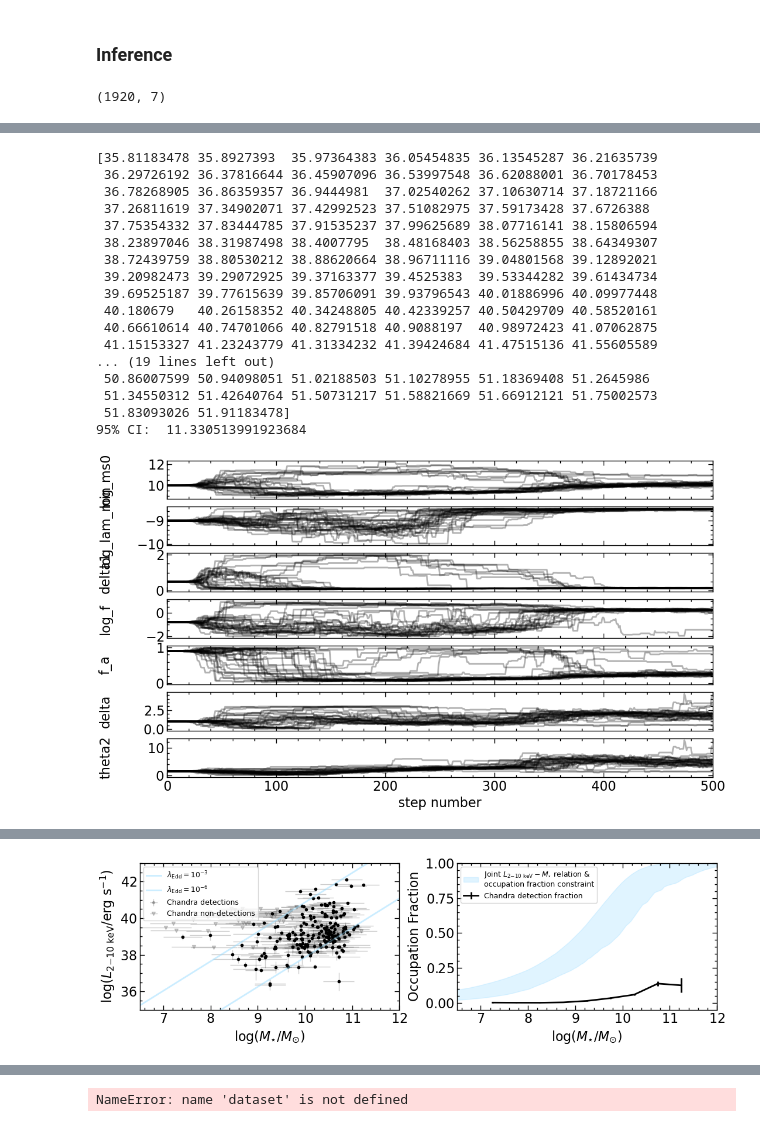
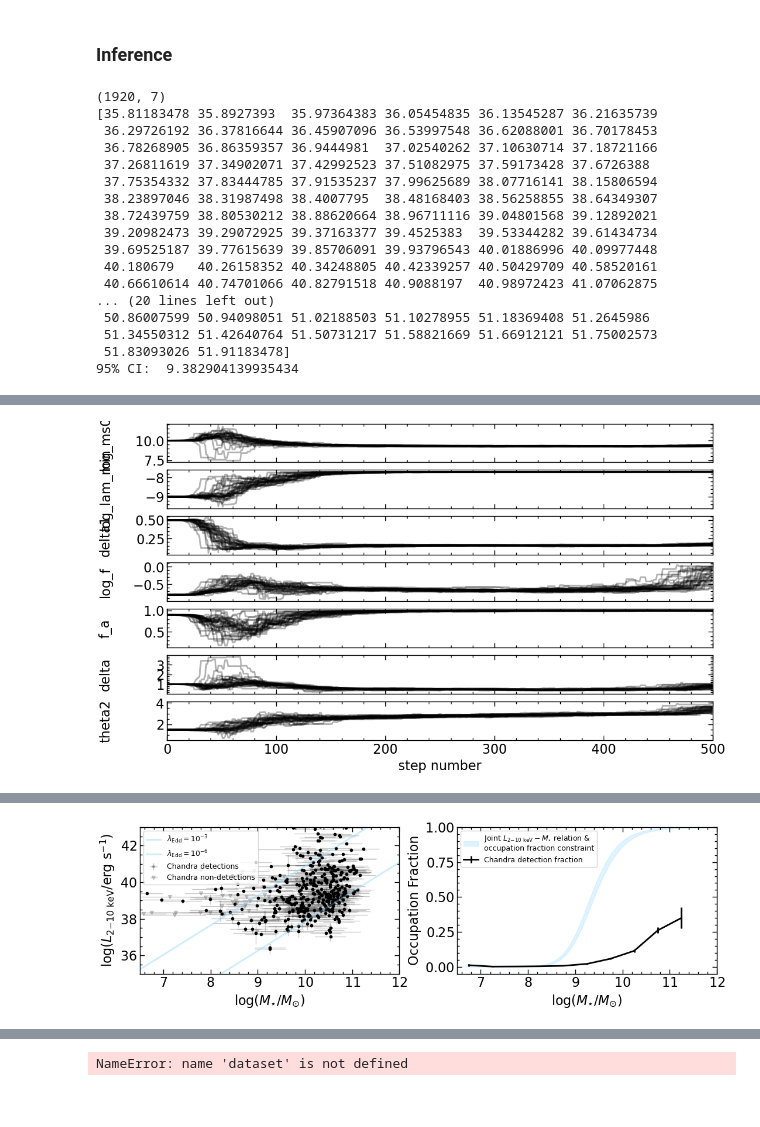
Before and after one commit to burke86/imbh_demographics, a Jupyter notebook: xray.ipynb, the cells around one changed output, grey strips where cells are left out. Saved outputs shown, nothing was run; the diff lists cells and outputs as text; code cells hidden in the pictures.

```diff
--- a/xray.ipynb
+++ b/xray.ipynb
@@ -223,7 +223,7 @@ table_csc = Table([cat_50Mpc.ra.deg, cat_50Mpc.dec.deg], names=['ra', 'dec'])
 table_csc.write('table_csc.xml', format='votable', overwrite=True)
 
 ###########################
-r_match = 1.0*u.arcsec ####
+r_match = 2.5*u.arcsec ####
 ###########################
 # %%
 data_50Mpc
@@ -1205,7 +1205,7 @@ def log_likelihood(theta, x, y, xerr, yerr, logSFR, logSFRerr, d25, n, p_obs):
 
     L_HX = 9.05*1e28 * 10**x + 1.62*1e39 * 10**logSFR
     b = 2*n - 1/3
-    logL_HX = np.log10(L_HX) #+ np.log10(gammainc(2*n, b*(r_match.to(u.arcsec).value/(d25/2))**1/n)/gamma(2*n))
+    logL_HX = np.log10(L_HX) + np.log10(gammainc(2*n, b*(r_match.to(u.arcsec).value/(d25/2))**1/n)/gamma(2*n))
 
     # Either the source is an XRB or a BH
     s2_XRB = np.full(len(mask_det), (0.4)**2 + xerr**2)
@@ -1213,25 +1213,11 @@ def log_likelihood(theta, x, y, xerr, yerr, logSFR, logSFRerr, d25, n, p_obs):
 
     p_XRB = st.norm.sf(y - logL_HX, scale=np.sqrt(s2_XRB))
 
-    # Observed probability p(I=1|x)
-
     # p = f * N + (1 - p) delta
     _f_BHOF = f_X(x, log_ms0, f_a, delta, theta2)
 
     # pdf
     alpha = delta1 + 1 # must be > 1
-    #alpha2 = alpha + ep # > alpha
-
-    """
-    #TODO: TEst this piece-wise integral
-    mask_lam_hi = log_lam_eval > log_lam_p
-    #pdf_pl = np.zeros_like(lam_eval)
-    pdf_pl = (alpha-1) * lam_min**(alpha-1) * lam_eval**-alpha
-    # This is no longer integrated to infinity,
-    pdf_pl[~mask_lam_hi] = (alpha-1) * lam_eval[~mask_lam_hi]**-alpha / (lam_min**(1-alpha) - (10**log_lam_p)**(1-alpha))
-    # TODO: need to integrate this thing to normalize
-    pdf_pl[mask_lam_hi] = (alpha2-1) * (10**log_lam_p)**(alpha2-1) * lam_eval[mask_lam_hi]**-alpha2
-    """
 
     pdf_pl = (alpha-1) * lam_min**(alpha-1) * lam_eval**-alpha
     pdf_norm = st.norm.pdf(log_lam[mask_det, np.newaxis] - log_lam_eval, scale=np.sqrt(s2[mask_det, np.newaxis]))
@@ -1251,8 +1237,7 @@ def log_likelihood(theta, x, y, xerr, yerr, logSFR, logSFRerr, d25, n, p_obs):
     pdf_int_lam = np.array([np.interp(log_lam_int_i, log_lam_eval, pdf_int) for log_lam_int_i in log_lam_int])
 
     # data axis, int axis
-    s2_XRB = (0.4)**2 + yerr[~mask_det]**2 + (xerr[~mask_det])**2
-    cdf = trapezoid((1 - st.norm.sf(y_int - logL_HX[~mask_det, np.newaxis], scale=np.sqrt(s2_XRB)[:, np.newaxis])) * pdf_int_lam, dx=dlam_int, axis=1)
+    cdf = trapezoid((1 - st.norm.sf(y_int - logL_HX[~mask_det, np.newaxis], scale=np.sqrt(s2_XRB)[~mask_det, np.newaxis])) * pdf_int_lam, dx=dlam_int, axis=1)
     # Faster version, assuming no XRB contaimination:
     #cdf = cumulative_trapezoid(pdf_int, dx=dlam_int)
     #cdf = np.interp(log_lam[~mask_det], log_lam_eval[1:], cdf)
@@ -1269,7 +1254,7 @@ def log_likelihood(theta, x, y, xerr, yerr, logSFR, logSFRerr, d25, n, p_obs):
 pos = [10, -9, .5, -.8, .9, 1, 1.5]
 # log_ms0, log_lam_min, delta1, ep, loglamminp, log_f, f_a, delta, theta2
 
-#pos = [9, -9, .5, 0.5, -1.5, -.8, .9, 1, 1]
+#pos = [10, -9, .5, 0.5, -1.5, -.8, .9, 1, 1]
 
 
 pos = np.array(pos) + 1e-4 * np.random.randn(32, len(pos))
@@ -1279,10 +1264,10 @@ nwalkers, ndim = pos.shape
 def log_prior(theta):
 
     logms0, log_lam_min, delta1, log_f, f_a, delta, theta2 = theta
+    #logms0, log_lam_min, delta1, ep, log_lam_p, log_f, f_a, delta, theta2 = theta
 
-    #logms0, log_lam_min, delta1, ep, log_lam_p, log_f, f_a, delta, theta2 = theta
     # Power-Law Priors
-    if 3.0 < logms0 < 15.0 and -10 < log_lam_min < 0 and 0.01 < delta1 < 2.0 and -2.0 < log_f < 1.0 and 0 < f_a < 1 and 0.01 < delta < 50 and 0.01 < theta2 < 50:
+    if 5.0 < logms0 < 12.0 and -10 < log_lam_min < 0 and 0.01 < delta1 < 2.0 and -2.0 < log_f < 1.5 and 0 < f_a < 1 and 0.01 < delta < 50 and 0.01 < theta2 < 50:
         return 0.0
 
     # Power-Law Priors
@@ -1392,9 +1377,7 @@ print('95% CI: ', log_ms0_low)
 # Occupation fraction
 foccs = np.zeros([len(flat_samples), len(x_eval)])
 for i, s in enumerate(flat_samples):
-        xii = np.exp(s[5])
-        theta2i = s[6]
-        foccs[i,:] = 1/(1 + xii * np.exp(-theta2i*(x_eval - s[0])))**(1/xii)
+    foccs[i,:] = 1/(1 + s[5] * np.exp(-s[6]*(x_eval - s[0])))**(1/s[5])
 
 #axes[1].plot(x_eval + xp, f_occ_low, color, alpha=0.1)
 axes[1].fill_between(x_eval, np.percentile(foccs, 16, axis=0),  np.percentile(foccs, 84, axis=0), color=color, alpha=0.3,
@@ -1479,3 +1462,19 @@ else:
     fig.savefig('bhofxray.pdf', dpi=300)
 # %% [output]
 (1920, 7)
+[35.81183478 35.8927393  35.97364383 36.05454835 36.13545287 36.21635739
+ 36.29726192 36.37816644 36.45907096 36.53997548 36.62088001 36.70178453
+ 36.78268905 36.86359357 36.9444981  37.02540262 37.10630714 37.18721166
+ 37.26811619 37.34902071 37.42992523 37.51082975 37.59173428 37.6726388
+ 37.75354332 37.83444785 37.91535237 37.99625689 38.07716141 38.15806594
+ 38.23897046 38.31987498 38.4007795  38.48168403 38.56258855 38.64349307
+ 38.72439759 38.80530212 38.88620664 38.96711116 39.04801568 39.12892021
+ 39.20982473 39.29072925 39.37163377 39.4525383  39.53344282 39.61434734
+ 39.69525187 39.77615639 39.85706091 39.93796543 40.01886996 40.09977448
+ 40.180679   40.26158352 40.34248805 40.42339257 40.50429709 40.58520161
+ 40.66610614 40.74701066 40.82791518 40.9088197  40.98972423 41.07062875
+... (20 lines left out)
+ 50.86007599 50.94098051 51.02188503 51.10278955 51.18369408 51.2645986
+ 51.34550312 51.42640764 51.50731217 51.58821669 51.66912121 51.75002573
+ 51.83093026 51.91183478]
+95% CI:  9.382904139935434
@@ -1485,18 +1481 @@ WARNING:root:Too few points to create valid contours
-[35.81183478 35.8927393  35.97364383 36.05454835 36.13545287 36.21635739
- 36.29726192 36.37816644 36.45907096 36.53997548 36.62088001 36.70178453
- 36.78268905 36.86359357 36.9444981  37.02540262 37.10630714 37.18721166
- 37.26811619 37.34902071 37.42992523 37.51082975 37.59173428 37.6726388
- 37.75354332 37.83444785 37.91535237 37.99625689 38.07716141 38.15806594
- 38.23897046 38.31987498 38.4007795  38.48168403 38.56258855 38.64349307
- 38.72439759 38.80530212 38.88620664 38.96711116 39.04801568 39.12892021
- 39.20982473 39.29072925 39.37163377 39.4525383  39.53344282 39.61434734
- 39.69525187 39.77615639 39.85706091 39.93796543 40.01886996 40.09977448
- 40.180679   40.26158352 40.34248805 40.42339257 40.50429709 40.58520161
- 40.66610614 40.74701066 40.82791518 40.9088197  40.98972423 41.07062875
- 41.15153327 41.23243779 41.31334232 41.39424684 41.47515136 41.55605589
-... (19 lines left out)
- 50.86007599 50.94098051 51.02188503 51.10278955 51.18369408 51.2645986
- 51.34550312 51.42640764 51.50731217 51.58821669 51.66912121 51.75002573
- 51.83093026 51.91183478]
-95% CI:  11.330513991923684
-[figure, old version]
+[figure, new version]
@@ -1504 +1483 @@ WARNING:root:Too few points to create valid contours
-[figure, old version]
+[figure, new version]
```
Also changed, not shown: parts of 19 cells of this notebook.
